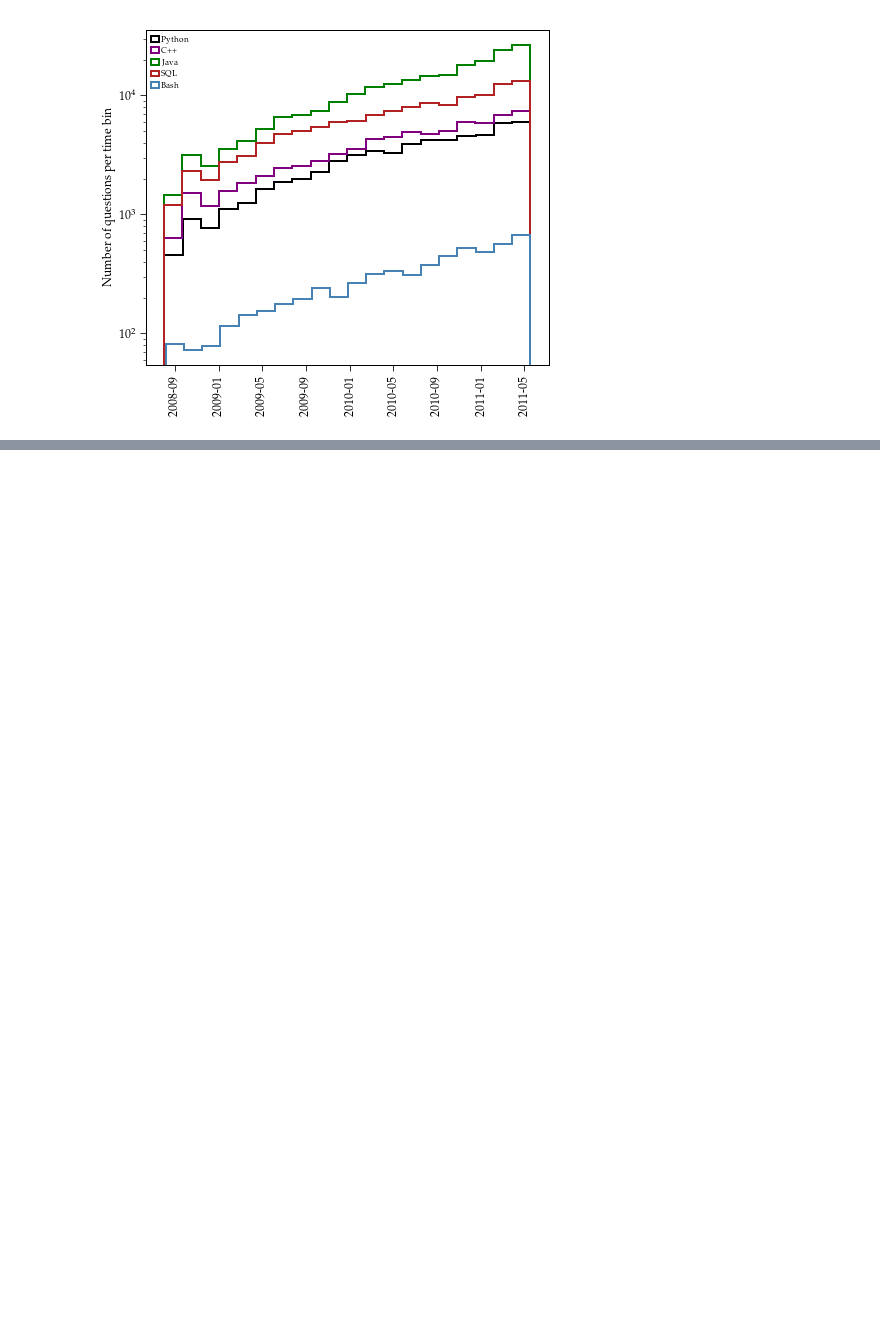
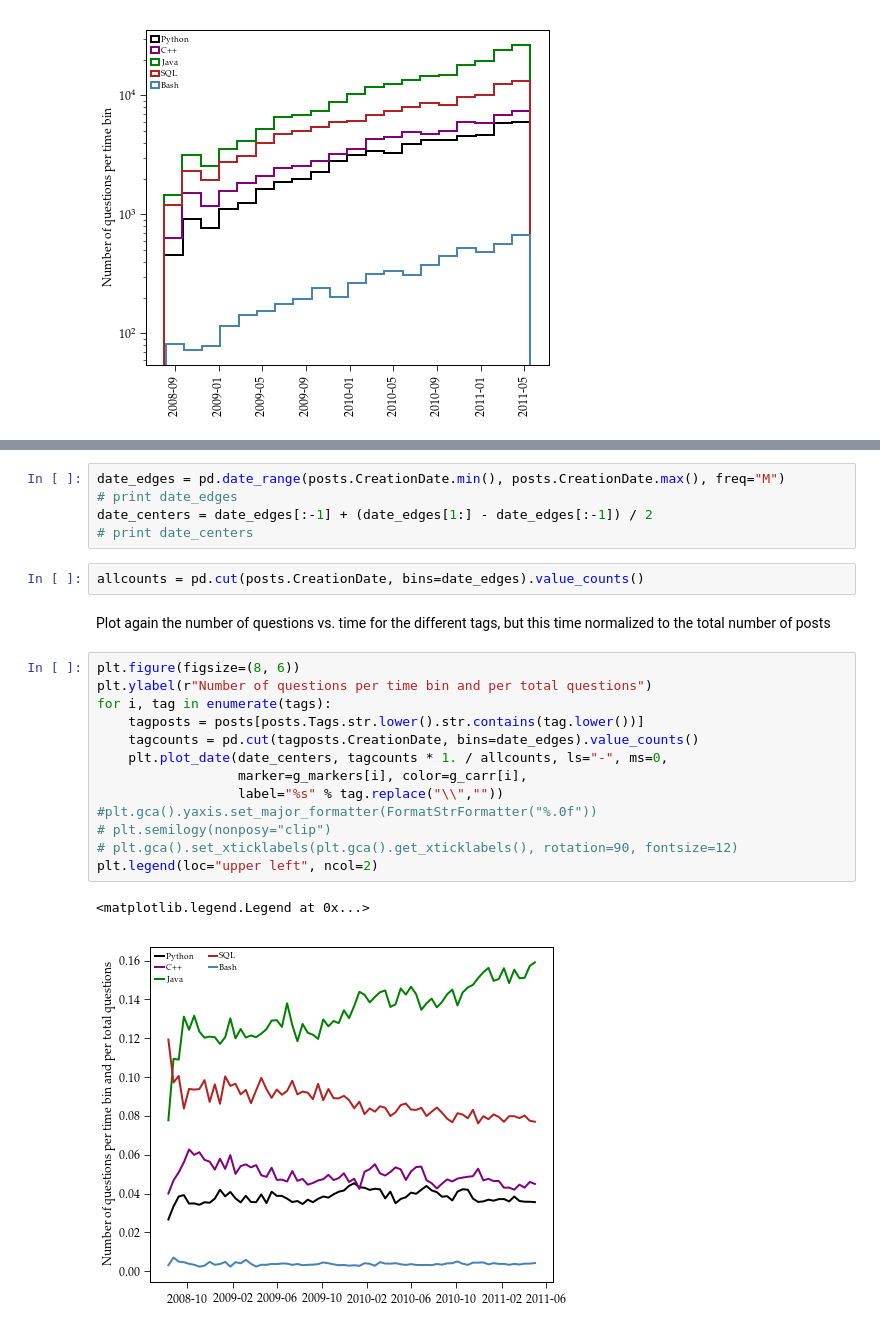
Before and after one commit to AkagiShigeru/incubator-overflow, a Jupyter notebook: stackoverflow-basic.ipynb, the cells around one changed output, grey strips where cells are left out. Drawn from its saved outputs; the diff is of its cells as text; blank space fills up the shorter version.

```diff
--- a/stackoverflow-basic.ipynb
+++ b/stackoverflow-basic.ipynb
@@ -147,0 +165,25 @@ plt.legend(loc="upper left")
+# %%
+date_edges = pd.date_range(posts.CreationDate.min(), posts.CreationDate.max(), freq="M")
+# print date_edges
+date_centers = date_edges[:-1] + (date_edges[1:] - date_edges[:-1]) / 2
+# print date_centers
+# %%
+allcounts = pd.cut(posts.CreationDate, bins=date_edges).value_counts()
+# %% [markdown]
+Plot again the number of questions vs. time for the different tags, but this time normalized to the total number of posts
+# %%
+plt.figure(figsize=(8, 6))
+plt.ylabel(r"Number of questions per time bin and per total questions")
+for i, tag in enumerate(tags):
+    tagposts = posts[posts.Tags.str.lower().str.contains(tag.lower())]
+    tagcounts = pd.cut(tagposts.CreationDate, bins=date_edges).value_counts()
+    plt.plot_date(date_centers, tagcounts * 1. / allcounts, ls="-", ms=0,
+                  marker=g_markers[i], color=g_carr[i],
+                  label="%s" % tag.replace("\\",""))
+#plt.gca().yaxis.set_major_formatter(FormatStrFormatter("%.0f"))
+# plt.semilogy(nonposy="clip")
+# plt.gca().set_xticklabels(plt.gca().get_xticklabels(), rotation=90, fontsize=12)
+plt.legend(loc="upper left", ncol=2)
+# %% [output]
+<matplotlib.legend.Legend at 0x...>
+[figure, added]
```
Also changed, not shown: parts of 10 cells of this notebook.
